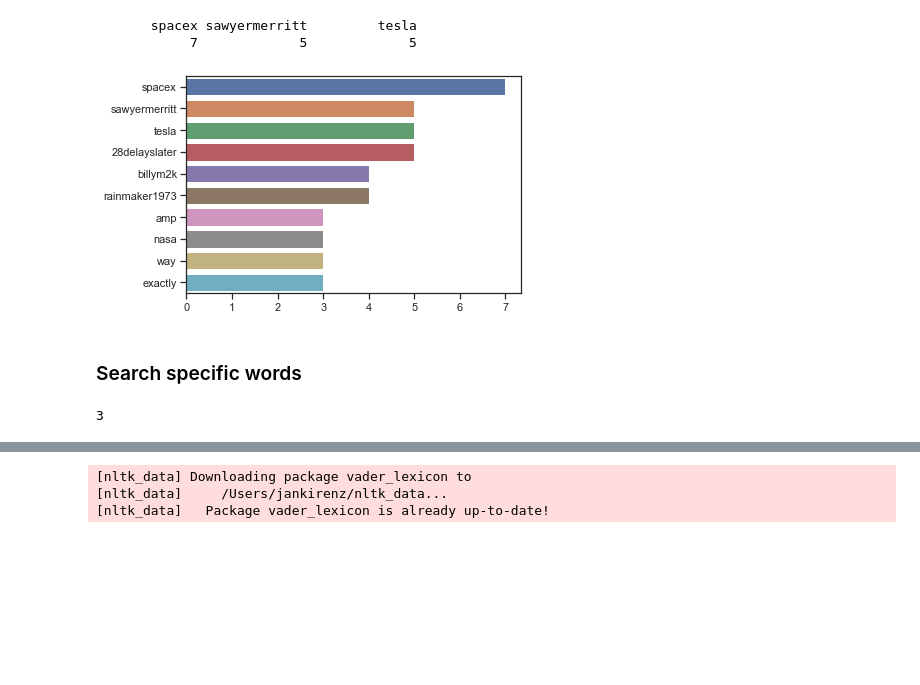
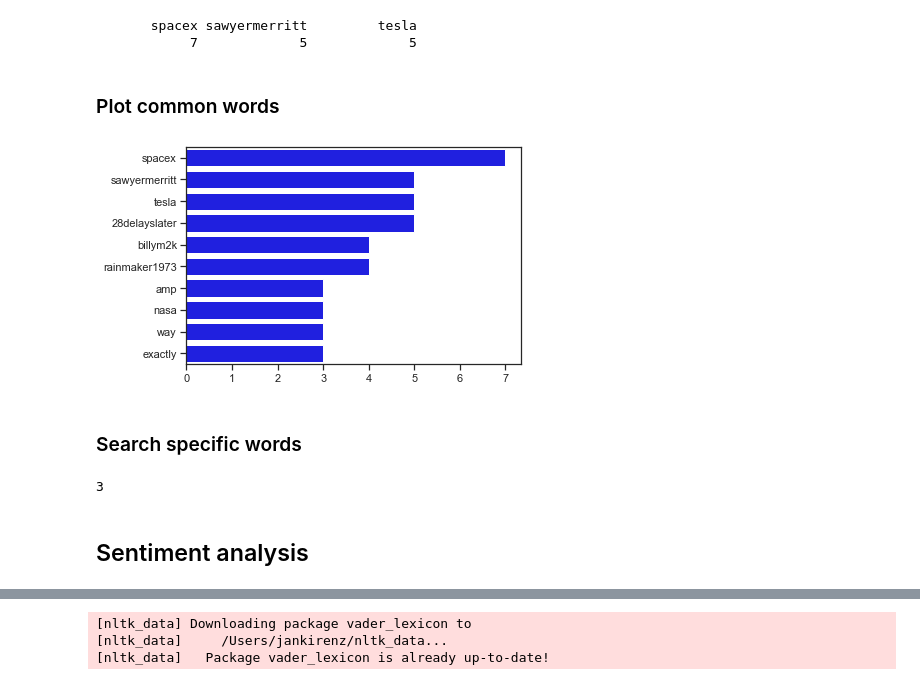
Before and after one commit to kirenz/twitter-tweepy, a Jupyter notebook: textmining-nltk.ipynb, the cells around one changed output, grey strips where cells are left out. Saved outputs shown, nothing was run; the diff lists cells and outputs as text; code cells hidden in the pictures; blank space fills up the shorter version.

```diff
--- a/textmining-nltk.ipynb
+++ b/textmining-nltk.ipynb
@@ -28,7 +18,6 @@ df
 # %%
-df['text'] = df['text'].astype(str)
-df['text'] = df['text'].str.lower()
-df
+df['text'] = df['text'].astype(str).str.lower()
+df.head(3)
 # %% [output]
 |  | Unnamed: 0 | created_at | id | author_id | text |
 | 0 | 0 | 2021-12-10T07:20:45.000Z | 1469205428227784711 | 44196397 | @albi_sidearms maybe i will … |
@@ -120,2 +95,3 @@ We remove all words that have a length <=2. In general, small words (length <=2
 # %%
-df['text_token'] = df['text_token'].apply(lambda x: ' '.join([w for w in x if len(w)>2]))
+df['text_token'] = df['text_token'].apply(lambda x: ' '.join([item for item in x if len(item)>2]))
+df.head(3)
@@ -218,7 +172,7 @@ True
 from nltk.tokenize import word_tokenize
 from nltk.probability import FreqDist
 
-words = word_tokenize(all_words)
+words = nltk.word_tokenize(all_words)
 fd = FreqDist(words)
 # %% [markdown]
 ### Most common words
@@ -231,6 +185,8 @@ fd.tabulate(3)
 # %% [output]
        spacex sawyermerritt         tesla
             7             5             5
+# %% [markdown]
+### Plot common words
 # %%
 # Obtain top 10 words
 top_10 = fd.most_common(10)
@@ -237,11 +196,7 @@ top_10 = fd.most_common(10)
 # %%
 import seaborn as sns
 sns.set_theme(style="ticks")
 
-# Make pandas series for easier plotting
-fdist = pd.Series(dict(top_10))
-
-## Seaborn plotting using Pandas attributes + xtick rotation for ease of viewing
-sns.barplot(y=fdist.index, x=fdist.values);
+sns.barplot(y=fdist.index, x=fdist.values, color='blue');
 # %% [output]
-[figure, old version]
+[figure, new version]
@@ -248,7 +213,10 @@ sns.barplot(y=fdist.index, x=fdist.values);
 # %% [markdown]
 ### Search specific words
-# %%
-fd["nasa"]
-# %% [output]
-3
+# %%
+# Show frequency of a specific word
+fd["nasa"]
+# %% [output]
+3
+# %% [markdown]
+## Sentiment analysis
 # %% [markdown]
```
Also changed, not shown: parts of 52 cells of this notebook.
